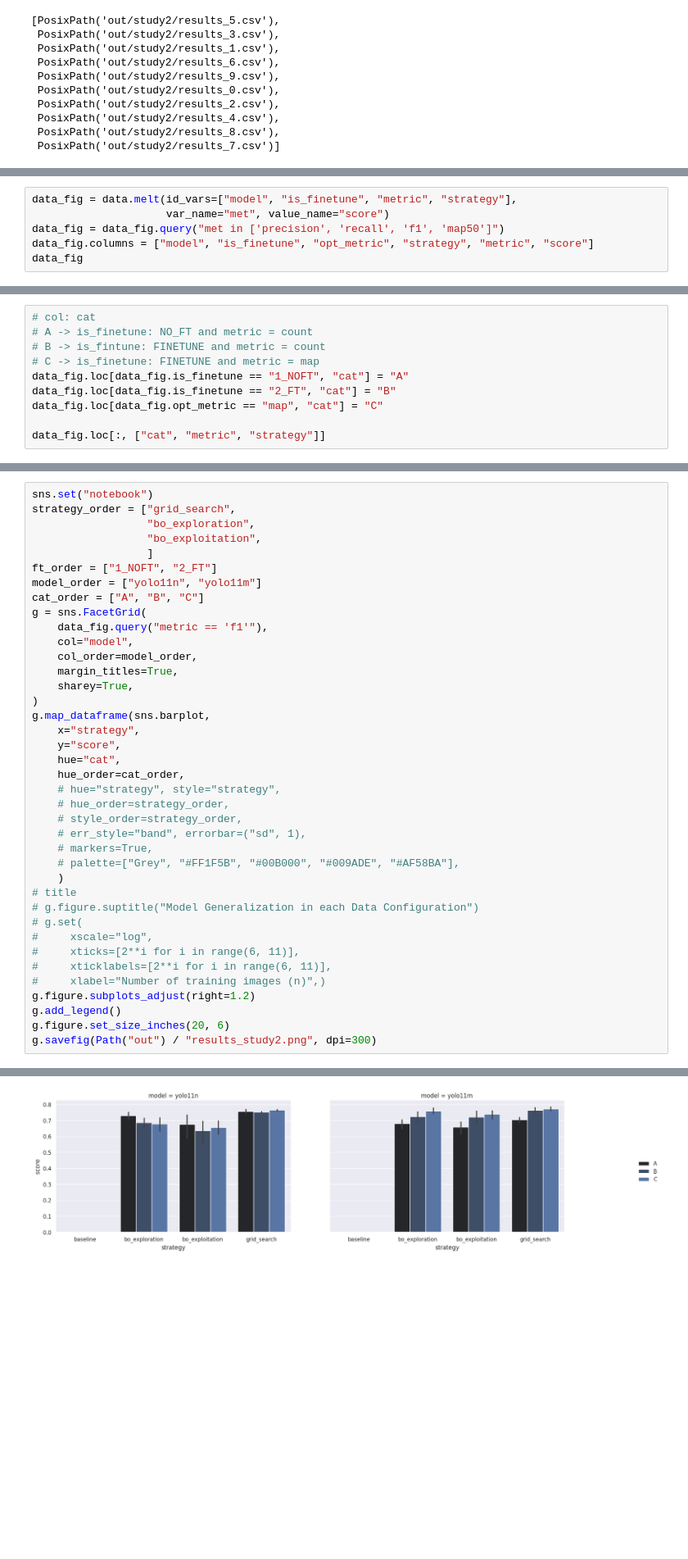
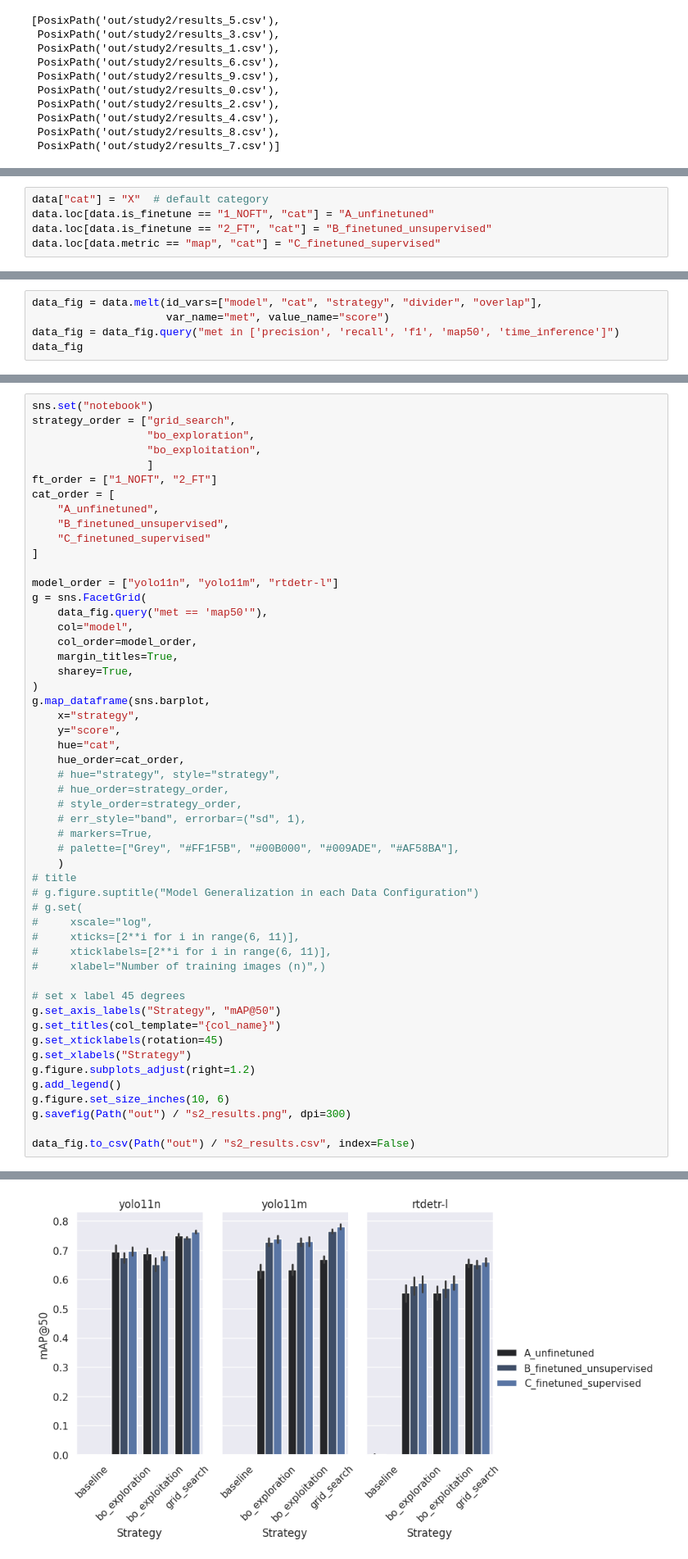
Before and after one commit to Niche-Lab/ant-detective, a Jupyter notebook: _5_eval-study2.ipynb, the cells around one changed output, grey strips where cells are left out. Shown at 82% size. Saved outputs shown, nothing was run; the diff lists cells and outputs as text; blank space fills up the shorter version.

```diff
--- a/_5_eval-study2.ipynb
+++ b/_5_eval-study2.ipynb
@@ -60,2 +63,7 @@ Index(['model', 'n_params', 'is_finetune', 'thread', 'iters', 'metric',
+# %%
+data["cat"] = "X"  # default category
+data.loc[data.is_finetune == "1_NOFT", "cat"] = "A_unfinetuned"
+data.loc[data.is_finetune == "2_FT", "cat"] = "B_finetuned_unsupervised"
+data.loc[data.metric == "map", "cat"] = "C_finetuned_supervised"
 # %%
 # calculate mean, median, std, min, max
@@ -96,7 +110,6 @@ data_sum.to_csv(Path("out") / "study2_pivot.csv", index=False)
 # %%
-data_fig = data.melt(id_vars=["model", "is_finetune", "metric", "strategy"],
+data_fig = data.melt(id_vars=["model", "cat", "strategy", "divider", "overlap"],
                      var_name="met", value_name="score")
-data_fig = data_fig.query("met in ['precision', 'recall', 'f1', 'map50']")
-data_fig.columns = ["model", "is_finetune", "opt_metric", "strategy", "metric", "score"]
+data_fig = data_fig.query("met in ['precision', 'recall', 'f1', 'map50', 'time_inference']")
 data_fig
 # %% [output]
@@ -118,10 +128,0 @@ data_fig
-# %%
-# col: cat
-# A -> is_finetune: NO_FT and metric = count
-# B -> is_fintune: FINETUNE and metric = count
-# C -> is_finetune: FINETUNE and metric = map
-data_fig.loc[data_fig.is_finetune == "1_NOFT", "cat"] = "A"
-data_fig.loc[data_fig.is_finetune == "2_FT", "cat"] = "B"
-data_fig.loc[data_fig.opt_metric == "map", "cat"] = "C"
-
-data_fig.loc[:, ["cat", "metric", "strategy"]]
@@ -146,10 +133,15 @@ strategy_order = ["grid_search",
                   "bo_exploitation",
                   ]
 ft_order = ["1_NOFT", "2_FT"]
-model_order = ["yolo11n", "yolo11m"]
-cat_order = ["A", "B", "C"]
+cat_order = [
+    "A_unfinetuned",
+    "B_finetuned_unsupervised",
+    "C_finetuned_supervised"
+]
+
+model_order = ["yolo11n", "yolo11m", "rtdetr-l"]
 g = sns.FacetGrid(
-    data_fig.query("metric == 'f1'"),
+    data_fig.query("met == 'map50'"),
     col="model",
     col_order=model_order,
     margin_titles=True,
@@ -174,10 +166,18 @@ g.map_dataframe(sns.barplot,
 #     xticks=[2**i for i in range(6, 11)],
 #     xticklabels=[2**i for i in range(6, 11)],
 #     xlabel="Number of training images (n)",)
+
+# set x label 45 degrees
+g.set_axis_labels("Strategy", "mAP@50")
+g.set_titles(col_template="{col_name}")
+g.set_xticklabels(rotation=45)
+g.set_xlabels("Strategy")
 g.figure.subplots_adjust(right=1.2)
 g.add_legend()
-g.figure.set_size_inches(20, 6)
-g.savefig(Path("out") / "results_study2.png", dpi=300)
+g.figure.set_size_inches(10, 6)
+g.savefig(Path("out") / "s2_results.png", dpi=300)
+
+data_fig.to_csv(Path("out") / "s2_results.csv", index=False)
 # %% [output]
 FutureWarning:
 
@@ -189 +193 @@ Setting a gradient palette using color= is deprecated and will be removed in v0.
-[figure, old version]
+[figure, new version]
```
Also changed, not shown: parts of 16 cells of this notebook, 6 other files.
